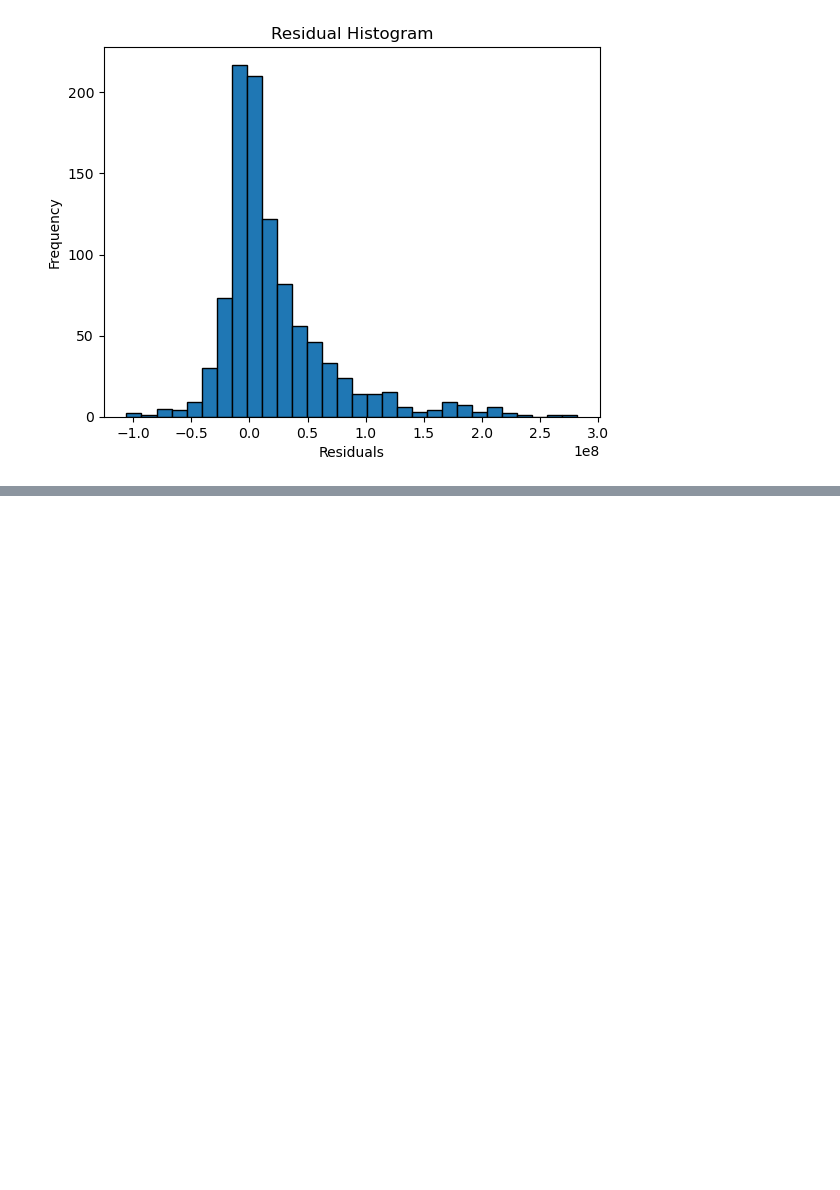
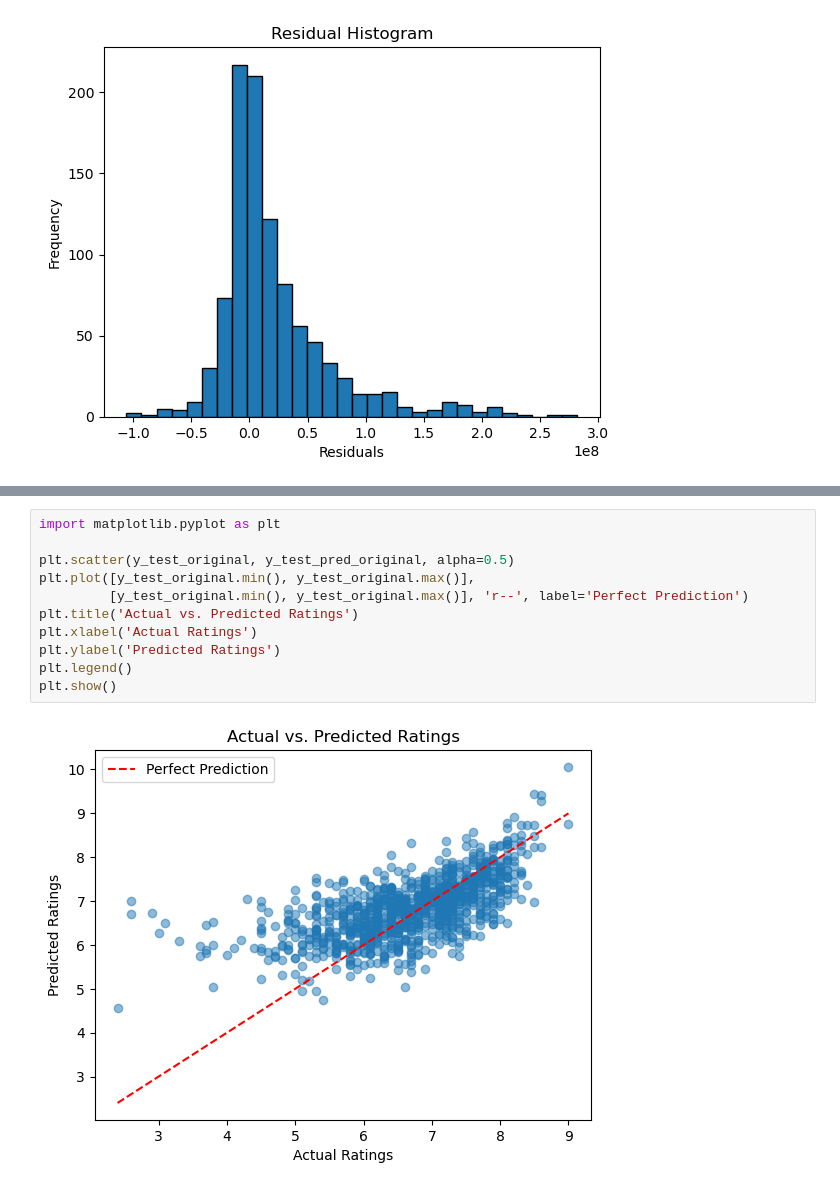
Before and after one commit to t-anderson21/stat486_finalproject, a Jupyter notebook: RNN.ipynb, the cells around one changed output, grey strips where cells are left out. Drawn from its saved outputs; the diff is of its cells as text; blank space fills up the shorter version.

```diff
--- a/RNN.ipynb
+++ b/RNN.ipynb
@@ -254,0 +363,13 @@ plt.show()
+# %%
+import matplotlib.pyplot as plt
+
+plt.scatter(y_test_original, y_test_pred_original, alpha=0.5)
+plt.plot([y_test_original.min(), y_test_original.max()],
+         [y_test_original.min(), y_test_original.max()], 'r--', label='Perfect Prediction')
+plt.title('Actual vs. Predicted Ratings')
+plt.xlabel('Actual Ratings')
+plt.ylabel('Predicted Ratings')
+plt.legend()
+plt.show()
+# %% [output]
+[figure, added]
```
Also changed, not shown: parts of 8 cells of this notebook, 1 other file.
